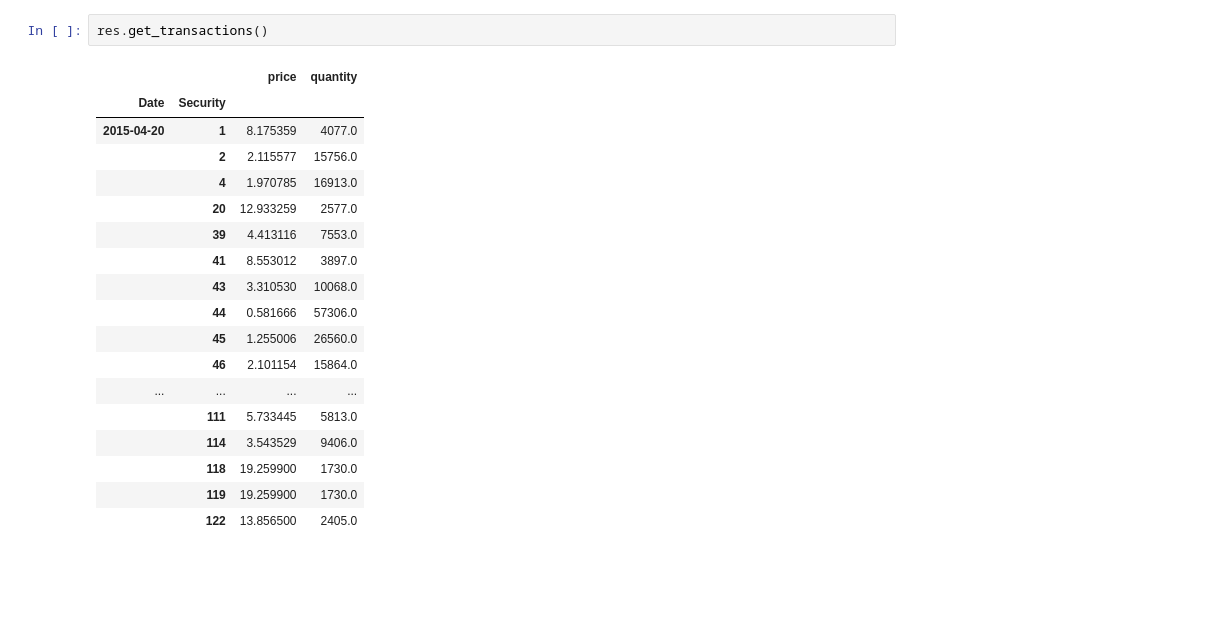
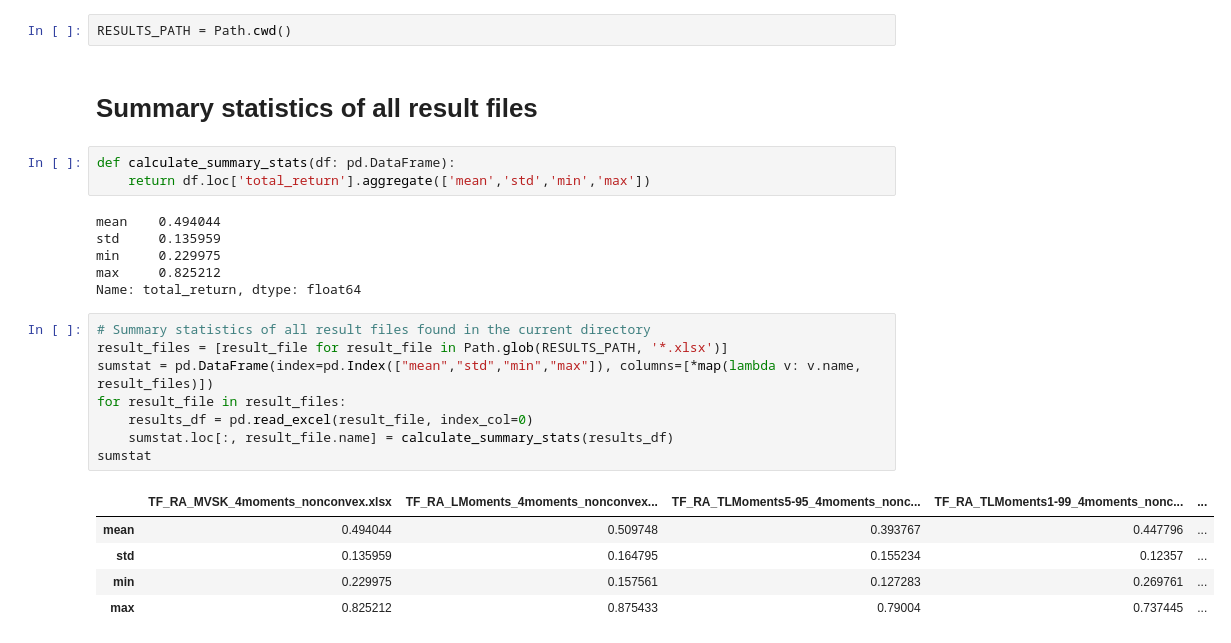
Before and after one commit to kepiej/fundrating, a Jupyter notebook: MultitimeMultimomentRating/ATarnaudData.ipynb, the cells around one changed output. Saved outputs shown, nothing was run; the diff lists cells and outputs as text; blank space fills up the shorter version.

Commit message:
- Add additional trim/percentile specifications for the TLMoments - Summarize results in ATarnaudData.ipynb

```diff
--- a/MultitimeMultimomentRating/ATarnaudData.ipynb
+++ b/MultitimeMultimomentRating/ATarnaudData.ipynb
@@ -81,21 +4,27 @@ res.plot()
-# %%
-res.get_transactions()
-# %% [output]
-|  |  | price | quantity |
-| Date | Security |  |  |
-| 2015-04-20 | 1 | 8.175359 | 4077.0 |
-|  | 2 | 2.115577 | 15756.0 |
-|  | 4 | 1.970785 | 16913.0 |
-|  | 20 | 12.933259 | 2577.0 |
-|  | 39 | 4.413116 | 7553.0 |
-|  | 41 | 8.553012 | 3897.0 |
-|  | 43 | 3.310530 | 10068.0 |
-|  | 44 | 0.581666 | 57306.0 |
-|  | 45 | 1.255006 | 26560.0 |
-|  | 46 | 2.101154 | 15864.0 |
-| ... | ... | ... | ... |
-|  | 111 | 5.733445 | 5813.0 |
-|  | 114 | 3.543529 | 9406.0 |
-|  | 118 | 19.259900 | 1730.0 |
-|  | 119 | 19.259900 | 1730.0 |
-|  | 122 | 13.856500 | 2405.0 |
+# %%
+RESULTS_PATH = Path.cwd()
+# %% [markdown]
+# Summary statistics of all result files
+# %%
+def calculate_summary_stats(df: pd.DataFrame):
+    return df.loc['total_return'].aggregate(['mean','std','min','max'])
+# %% [output]
+mean    0.494044
+std     0.135959
+min     0.229975
+max     0.825212
+Name: total_return, dtype: float64
+# %%
+# Summary statistics of all result files found in the current directory
+result_files = [result_file for result_file in Path.glob(RESULTS_PATH, '*.xlsx')]
+sumstat = pd.DataFrame(index=pd.Index(["mean","std","min","max"]), columns=[*map(lambda v: v.name, result_files)])
+for result_file in result_files:
+    results_df = pd.read_excel(result_file, index_col=0)
+    sumstat.loc[:, result_file.name] = calculate_summary_stats(results_df)
+sumstat
+# %% [output]
+|  | TF_RA_MVSK_4moments_nonconvex.xlsx | TF_RA_LMoments_4moments_nonconvex... | TF_RA_TLMoments5-95_4moments_nonc... | TF_RA_TLMoments1-99_4moments_nonc... | ... |
+| mean | 0.494044 | 0.509748 | 0.393767 | 0.447796 | ... |
+| std | 0.135959 | 0.164795 | 0.155234 | 0.12357 | ... |
+| min | 0.229975 | 0.157561 | 0.127283 | 0.269761 | ... |
+| max | 0.825212 | 0.875433 | 0.79004 | 0.737445 | ... |
```
Also changed, not shown: parts of 9 cells of this notebook, 1 other file.
